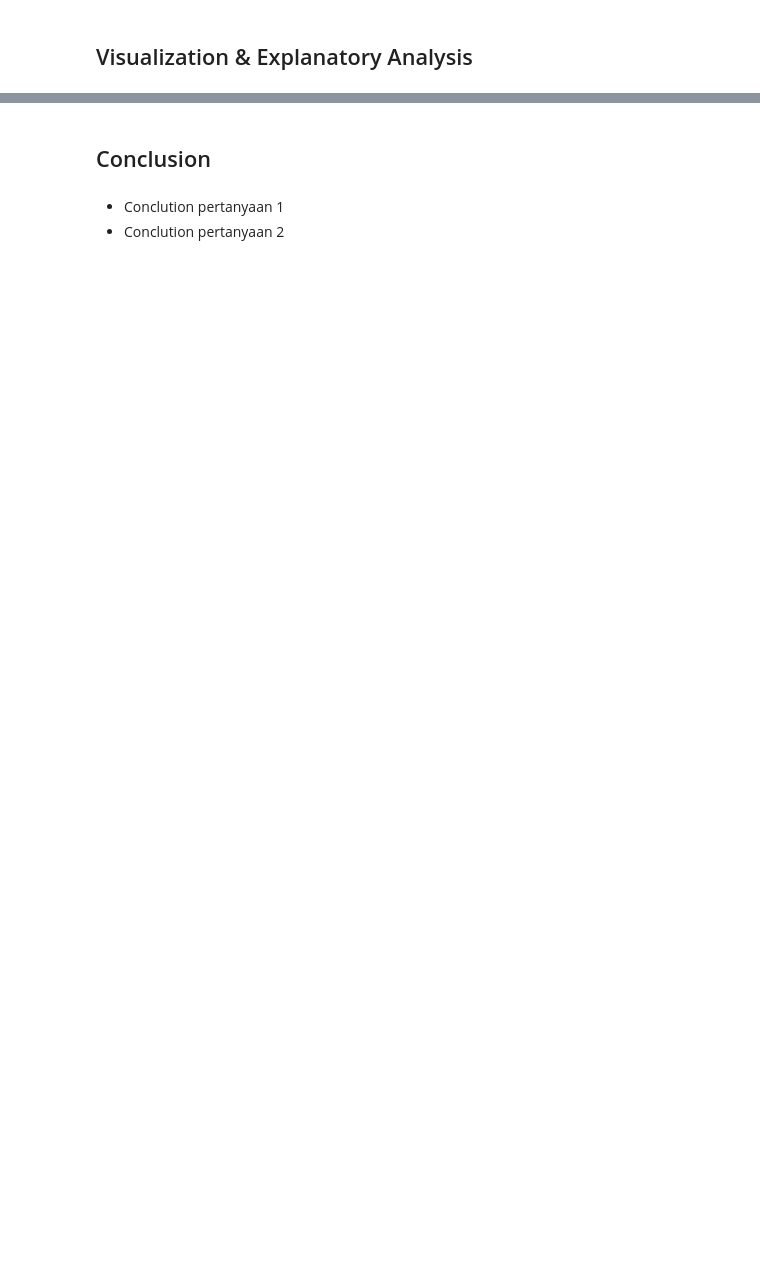
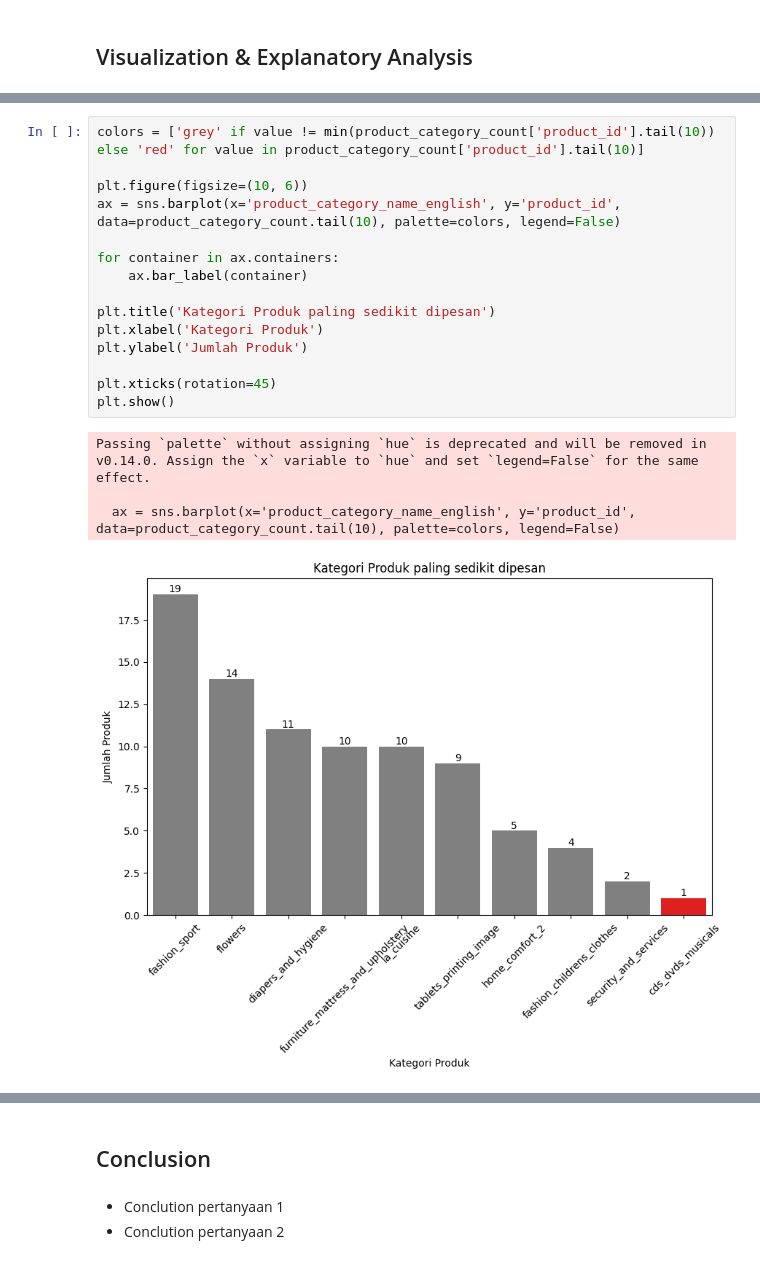
Before and after one commit to OscOkt021/dicoding-submission-data-analyst, a Jupyter notebook: submission/Proyek_Analisis_Data.ipynb, the cells around one changed output, grey strips where cells are left out. Cells and saved outputs as stored; diff of their text form; blank space fills up the shorter version.

```diff
--- a/submission/Proyek_Analisis_Data.ipynb
+++ b/submission/Proyek_Analisis_Data.ipynb
@@ -853,0 +1049,20 @@ plt.show()
+# %%
+colors = ['grey' if value != min(product_category_count['product_id'].tail(10)) else 'red' for value in product_category_count['product_id'].tail(10)]
+
+plt.figure(figsize=(10, 6))
+ax = sns.barplot(x='product_category_name_english', y='product_id', data=product_category_count.tail(10), palette=colors, legend=False)
+
+for container in ax.containers:
+    ax.bar_label(container)
+
+plt.title('Kategori Produk paling sedikit dipesan')
+plt.xlabel('Kategori Produk')
+plt.ylabel('Jumlah Produk')
+
+plt.xticks(rotation=45)
+plt.show()
+# %% [output]
+Passing `palette` without assigning `hue` is deprecated and will be removed in v0.14.0. Assign the `x` variable to `hue` and set `legend=False` for the same effect.
+
+  ax = sns.barplot(x='product_category_name_english', y='product_id', data=product_category_count.tail(10), palette=colors, legend=False)
+[figure, added]
```
Also changed, not shown: parts of 38 cells of this notebook, 1 other file.
